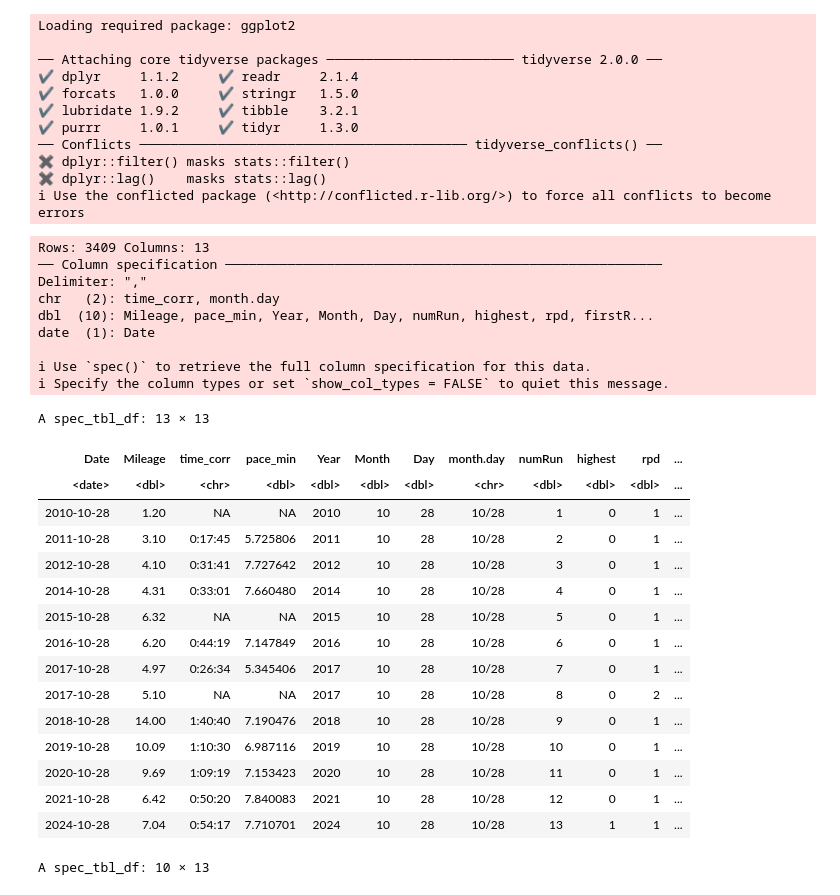
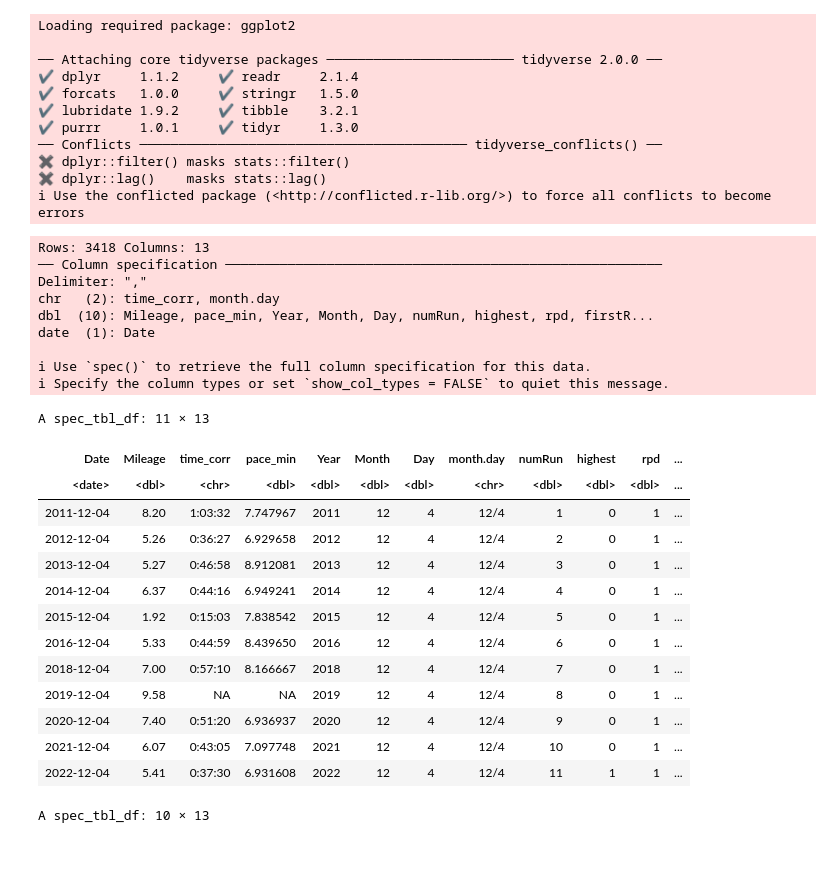
Before and after one commit to adolwick/biof309project, a Jupyter notebook: runs_per_date.ipynb, the cells around one changed output. Drawn from its saved outputs; the diff is of its cells as text; code cells hidden in the pictures; blank space fills up the shorter version.

```diff
--- a/runs_per_date.ipynb
+++ b/runs_per_date.ipynb
@@ -18,33 +18,31 @@ Loading required package: ggplot2
 # %%
 df = read_csv("rpd.csv")
 #head(df)
-df %>% filter(month.day=="10/28")
+df %>% filter(month.day=="12/4")
 # %% [output]
-Rows: 3409 Columns: 13
+Rows: 3418 Columns: 13
 ── Column specification ────────────────────────────────────────────────────────
 Delimiter: ","
 chr   (2): time_corr, month.day
 dbl  (10): Mileage, pace_min, Year, Month, Day, numRun, highest, rpd, firstR...
 date  (1): Date
 
 ℹ Use `spec()` to retrieve the full column specification for this data.
 ℹ Specify the column types or set `show_col_types = FALSE` to quiet this message.
-A spec_tbl_df: 13 × 13
+A spec_tbl_df: 11 × 13
 | Date | Mileage | time_corr | pace_min | Year | Month | Day | month.day | numRun | highest | rpd | ... |
 | <date> | <dbl> | <chr> | <dbl> | <dbl> | <dbl> | <dbl> | <chr> | <dbl> | <dbl> | <dbl> | ... |
-| 2010-10-28 | 1.20 | NA | NA | 2010 | 10 | 28 | 10/28 | 1 | 0 | 1 | ... |
-| 2011-10-28 | 3.10 | 0:17:45 | 5.725806 | 2011 | 10 | 28 | 10/28 | 2 | 0 | 1 | ... |
-| 2012-10-28 | 4.10 | 0:31:41 | 7.727642 | 2012 | 10 | 28 | 10/28 | 3 | 0 | 1 | ... |
-| 2014-10-28 | 4.31 | 0:33:01 | 7.660480 | 2014 | 10 | 28 | 10/28 | 4 | 0 | 1 | ... |
-| 2015-10-28 | 6.32 | NA | NA | 2015 | 10 | 28 | 10/28 | 5 | 0 | 1 | ... |
-| 2016-10-28 | 6.20 | 0:44:19 | 7.147849 | 2016 | 10 | 28 | 10/28 | 6 | 0 | 1 | ... |
-| 2017-10-28 | 4.97 | 0:26:34 | 5.345406 | 2017 | 10 | 28 | 10/28 | 7 | 0 | 1 | ... |
-| 2017-10-28 | 5.10 | NA | NA | 2017 | 10 | 28 | 10/28 | 8 | 0 | 2 | ... |
-| 2018-10-28 | 14.00 | 1:40:40 | 7.190476 | 2018 | 10 | 28 | 10/28 | 9 | 0 | 1 | ... |
-| 2019-10-28 | 10.09 | 1:10:30 | 6.987116 | 2019 | 10 | 28 | 10/28 | 10 | 0 | 1 | ... |
-| 2020-10-28 | 9.69 | 1:09:19 | 7.153423 | 2020 | 10 | 28 | 10/28 | 11 | 0 | 1 | ... |
-| 2021-10-28 | 6.42 | 0:50:20 | 7.840083 | 2021 | 10 | 28 | 10/28 | 12 | 0 | 1 | ... |
-| 2024-10-28 | 7.04 | 0:54:17 | 7.710701 | 2024 | 10 | 28 | 10/28 | 13 | 1 | 1 | ... |
+| 2011-12-04 | 8.20 | 1:03:32 | 7.747967 | 2011 | 12 | 4 | 12/4 | 1 | 0 | 1 | ... |
+| 2012-12-04 | 5.26 | 0:36:27 | 6.929658 | 2012 | 12 | 4 | 12/4 | 2 | 0 | 1 | ... |
+| 2013-12-04 | 5.27 | 0:46:58 | 8.912081 | 2013 | 12 | 4 | 12/4 | 3 | 0 | 1 | ... |
+| 2014-12-04 | 6.37 | 0:44:16 | 6.949241 | 2014 | 12 | 4 | 12/4 | 4 | 0 | 1 | ... |
+| 2015-12-04 | 1.92 | 0:15:03 | 7.838542 | 2015 | 12 | 4 | 12/4 | 5 | 0 | 1 | ... |
+| 2016-12-04 | 5.33 | 0:44:59 | 8.439650 | 2016 | 12 | 4 | 12/4 | 6 | 0 | 1 | ... |
+| 2018-12-04 | 7.00 | 0:57:10 | 8.166667 | 2018 | 12 | 4 | 12/4 | 7 | 0 | 1 | ... |
+| 2019-12-04 | 9.58 | NA | NA | 2019 | 12 | 4 | 12/4 | 8 | 0 | 1 | ... |
+| 2020-12-04 | 7.40 | 0:51:20 | 6.936937 | 2020 | 12 | 4 | 12/4 | 9 | 0 | 1 | ... |
+| 2021-12-04 | 6.07 | 0:43:05 | 7.097748 | 2021 | 12 | 4 | 12/4 | 10 | 0 | 1 | ... |
+| 2022-12-04 | 5.41 | 0:37:30 | 6.931608 | 2022 | 12 | 4 | 12/4 | 11 | 1 | 1 | ... |
 # %%
 df %>% filter(Month=="6") %>% arrange(desc(Mileage)) %>% slice(1:10)
 # %% [output]
```
Also changed, not shown: parts of 29 cells of this notebook, 9 other files.
